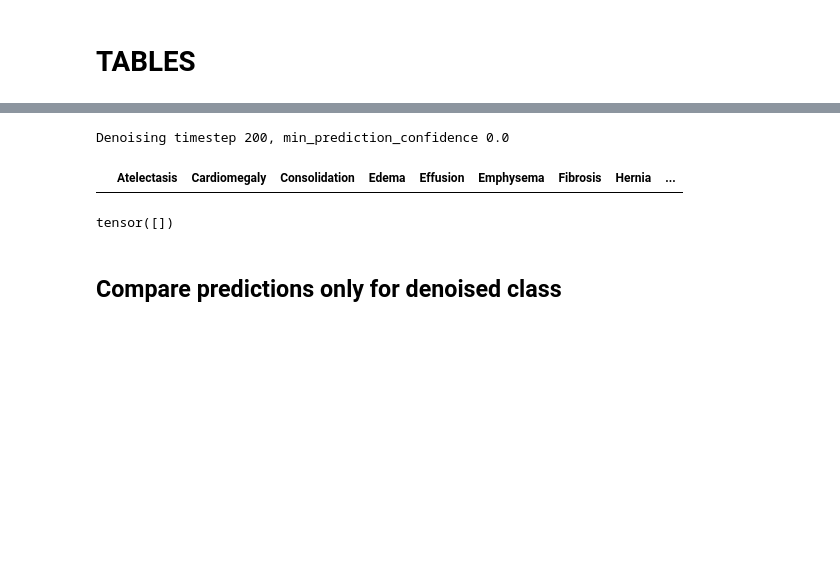
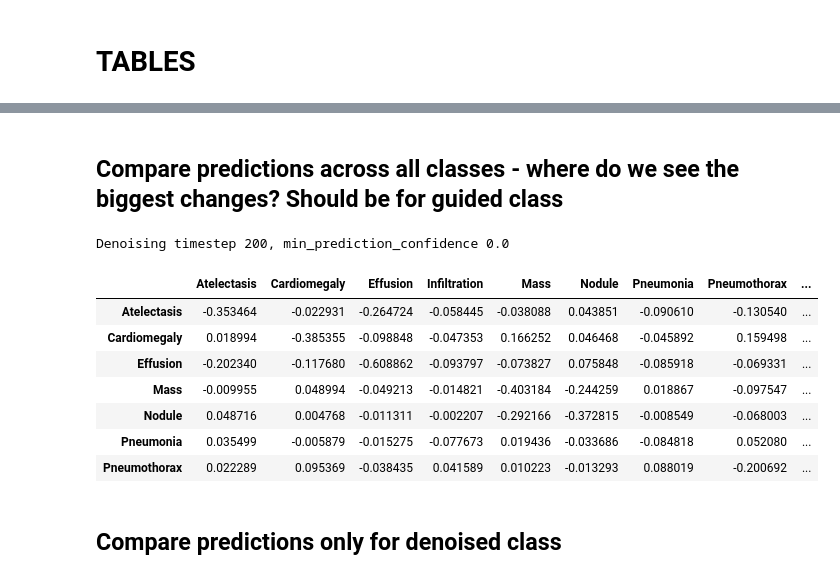
Before and after one commit to pskiers/Joint-Diffusion-in-Latent-Space, a Jupyter notebook: jk_sample_with_guidance_simple.ipynb, the cells around one changed output, grey strips where cells are left out. Cells and saved outputs as stored; diff of their text form; code cells hidden in the pictures; blank space fills up the shorter version.

```diff
--- a/jk_sample_with_guidance_simple.ipynb
+++ b/jk_sample_with_guidance_simple.ipynb
@@ -267,39 +205,0 @@ import torch
-# %%
-T = 200
-gradscale=300
-folder_to_save = f"simple_guidance_maxnoised{T}_gradscale{gradscale}"
-folder_to_save=f"/home/jk/Joint-Diffusion-in-Latent-Space/vce_results/{folder_to_save}"
-
-
-min_prediction_confidence = 0.0
-cl_list = ["Atelectasis","Cardiomegaly","Consolidation","Edema","Effusion","Emphysema","Fibrosis", "Hernia","Infiltration", "Mass", "Nodule","Pleural_Thickening","Pneumonia","Pneumothorax","No Finding"]
-indexes = []
-data = []
-for cl_index, class_ in enumerate(cl_list):
-    try:
-        x_samples =torch.load(f'{folder_to_save}/{class_}_x_samples.pt')
-        pred_o = torch.load(f'{folder_to_save}/{class_}_pred_o.pt')
-        img_original = torch.load(f'{folder_to_save}/{class_}_img_original.pt')
-        pred_o_ext = torch.load(f'{folder_to_save}/{class_}_pred_o_ext.pt')
-        pred_ext = torch.load(f'{folder_to_save}/{class_}_pred_ext.pt')
-        bbox = torch.load(f'{folder_to_save}/{class_}_bbox.pt')
-
-        mask = torch.nn.functional.sigmoid(pred_o_ext[:, cl_index])>=min_prediction_confidence
-
-        diff = ((torch.nn.functional.sigmoid(pred_ext[mask])-(torch.nn.functional.sigmoid(pred_o_ext[mask])))/1).mean(dim=0)
-        indexes.append(class_)
-        data.append(diff)
-    except:
-       pass
-
-print(f"Denoising timestep {T}, min_prediction_confidence {min_prediction_confidence}")
-df=pandas.DataFrame(data, columns=cl_list, index=indexes)
-df= df.applymap(lambda x: x.item())
-df.style.highlight_max(color = 'lightgreen', axis = 1)
-# %% [output]
-Denoising timestep 200, min_prediction_confidence 0.0
-|  | Atelectasis | Cardiomegaly | Consolidation | Edema | Effusion | Emphysema | Fibrosis | Hernia | ... |
-# %%
-pred_o_ext
-# %% [output]
-tensor([])
@@ -306,2 +282,19 @@ tensor([])
+# %% [markdown]
+## Compare predictions across all classes - where do we see the biggest changes? Should be for guided class
+# %%
+print(f"Denoising timestep {T}, min_prediction_confidence {min_prediction_confidence}")
+df=pandas.DataFrame(data, columns=EXT_CLASS_NAMES, index=indexes)
+df= df.applymap(lambda x: x.item())
+df.style.highlight_min(color = 'lightgreen', axis = 1)
+# %% [output]
+Denoising timestep 200, min_prediction_confidence 0.0
+|  | Atelectasis | Cardiomegaly | Effusion | Infiltration | Mass | Nodule | Pneumonia | Pneumothorax | ... |
+| Atelectasis | -0.353464 | -0.022931 | -0.264724 | -0.058445 | -0.038088 | 0.043851 | -0.090610 | -0.130540 | ... |
+| Cardiomegaly | 0.018994 | -0.385355 | -0.098848 | -0.047353 | 0.166252 | 0.046468 | -0.045892 | 0.159498 | ... |
+| Effusion | -0.202340 | -0.117680 | -0.608862 | -0.093797 | -0.073827 | 0.075848 | -0.085918 | -0.069331 | ... |
+| Mass | -0.009955 | 0.048994 | -0.049213 | -0.014821 | -0.403184 | -0.244259 | 0.018867 | -0.097547 | ... |
+| Nodule | 0.048716 | 0.004768 | -0.011311 | -0.002207 | -0.292166 | -0.372815 | -0.008549 | -0.068003 | ... |
+| Pneumonia | 0.035499 | -0.005879 | -0.015275 | -0.077673 | 0.019436 | -0.033686 | -0.084818 | 0.052080 | ... |
+| Pneumothorax | 0.022289 | 0.095369 | -0.038435 | 0.041589 | 0.010223 | -0.013293 | 0.088019 | -0.200692 | ... |
 # %% [markdown]
 ## Compare predictions only for denoised class
```
Also changed, not shown: parts of 18 cells of this notebook, 1 other file.
